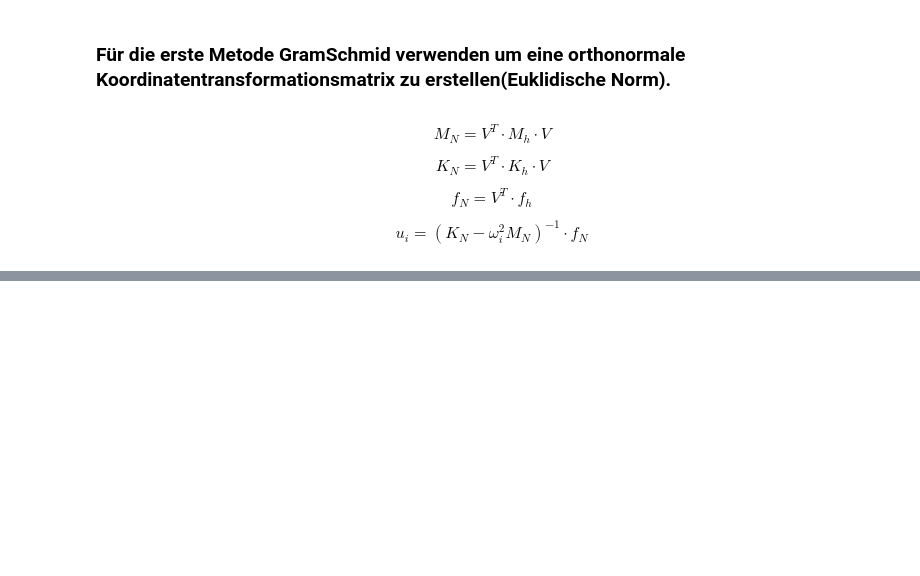
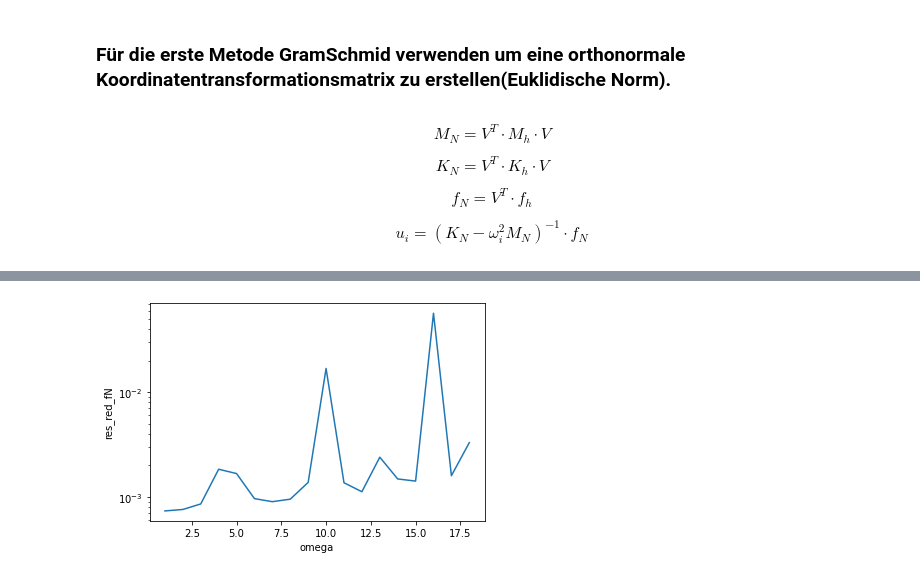
Before and after one commit to huberamanda/reduced_basis_methods, a Jupyter notebook: Alex/Helmholz_equ.ipynb, the cells around one changed output, grey strips where cells are left out. Saved outputs shown, nothing was run; the diff lists cells and outputs as text; code cells hidden in the pictures; blank space fills up the shorter version.

```diff
--- a/Alex/Helmholz_equ.ipynb
+++ b/Alex/Helmholz_equ.ipynb
@@ -141 +221,8 @@ fN = np.transpose(V).dot(fh)
+# %%
+plt.semilogy(o[1:19],res_red_fN[1:19])
+plt.xlabel("omega")
+plt.ylabel("res_red_fN")
+plt.savefig('results/resonanz_RB_20.png')
+# %% [output]
+[figure, added]
 # %%
```
Also changed, not shown: parts of 30 cells of this notebook, 3 other files.
